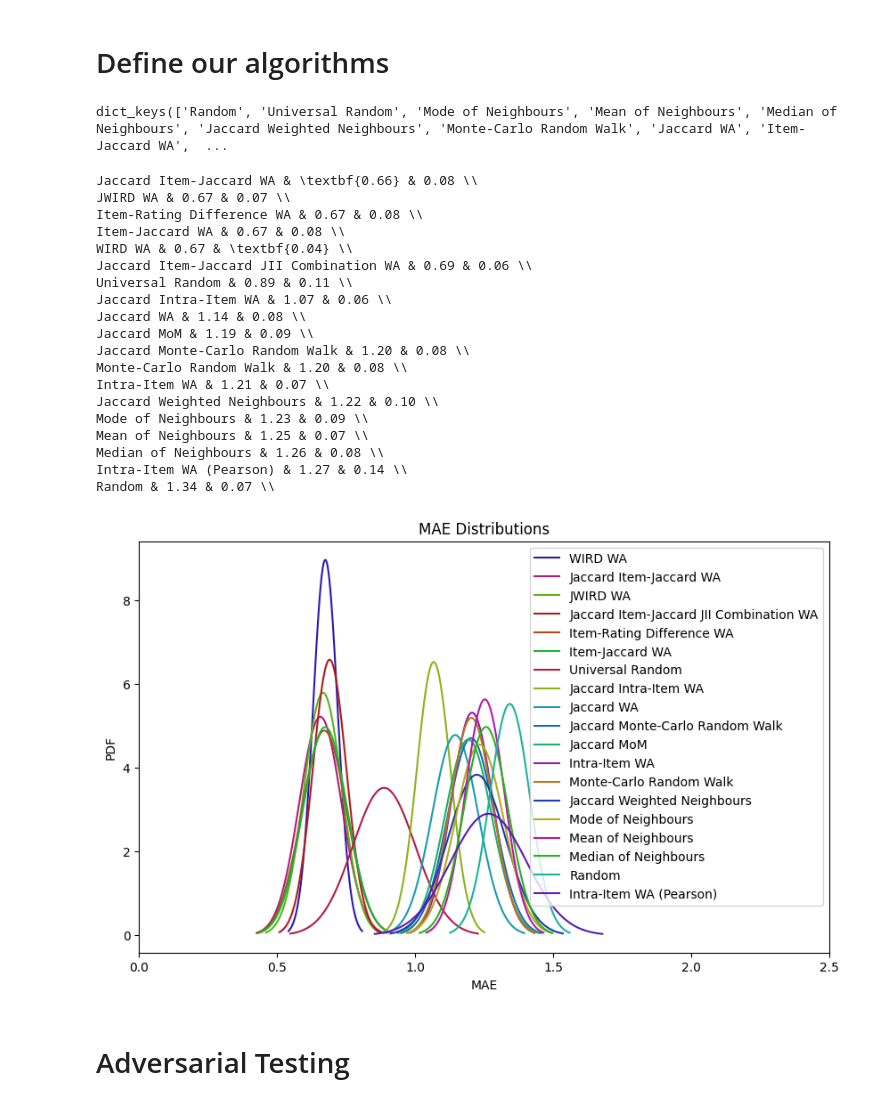
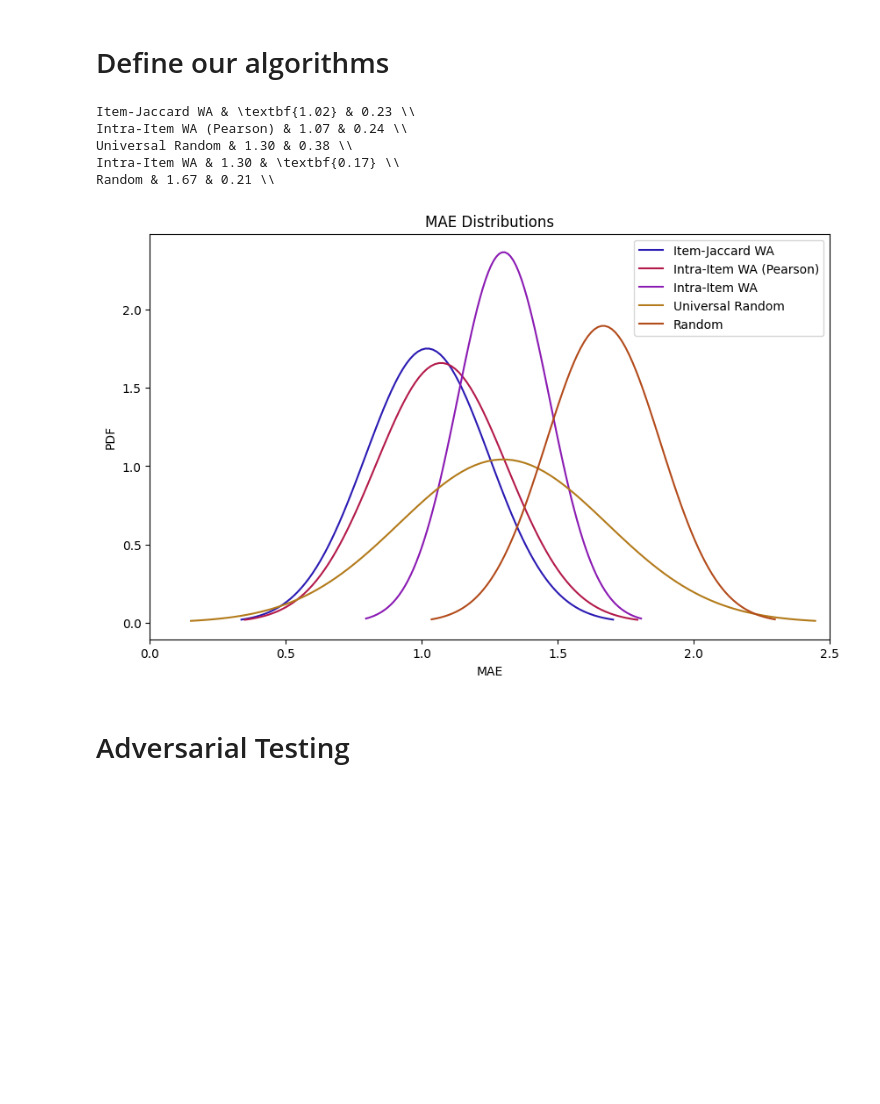
Before and after one commit to sajmon170/trust-based-recommendation-systems, a Jupyter notebook: Code/Analysis.ipynb, the cells around one changed output. Cells and saved outputs as stored; diff of their text form; code cells hidden in the pictures; blank space fills up the shorter version.

```diff
--- a/Code/Analysis.ipynb
+++ b/Code/Analysis.ipynb
@@ -54,6 +61,7 @@ def intra_item_WA_pearson(data, item, test_points):
             for o_item, rating in data['ratings'][o_v].items():
                 similarity_vals[round(rating) - 1] += data['item_sims'][item][o_item]
 
+        similarity_vals = softmax(similarity_vals)
         recommendations[node] = np.sum(np.array([i + 1 for i in range(5)]) * np.array(similarity_vals)/np.sum(similarity_vals))
 
         if np.max(similarity_vals) == 0:
@@ -451,27 +459,6 @@ def jaccard_item_rating_power_scaling(alpha=1):
         return recommendations
     return recommender
 
-# def JWIR_recommender(data, item, test_points):
-#     rb = set(data['rated_by'][item])
-#     recommendations = {n : data['ratings'][n][item] for n in rb}
-
-#     for node in test_points: # loop through nodes which need recommendation
-#         similarity_vals = [0 for _ in range(5)]
-#         for o_v in data['trust_graph']:
-#             if o_v == node:
-#                 continue
-#             if o_v in recommendations:
-#                 WID = weighted_item_diff_similarity(node, o_v, data, item)
-#                 if str(item) in WID:
-#                     similarity_vals[recommendations[o_v] - 1] += max(data['jaccard_idx'][node][o_v], weighted_item_diff_similarity(node, o_v, data, item)[str(item)])
-
-#         recommendations[node] = np.argmax(similarity_vals) + 1
-
-#         if np.max(similarity_vals) == 0:
-#             recommendations[node] = random.choice([1,2,3,4,5])
-
-#     return recommendations
-
 def weighted_item_diffs(data, item, test_points):
     rb = set(data['rated_by'][item])
     recommendations = {n : data['ratings'][n][item] for n in rb}
@@ -580,7 +567,7 @@ algorithms = {
     'Monte-Carlo Random Walk': random_walk_mc,
     'Jaccard MoM': jaccard_majority_of_majorities,
     'Jaccard WA': jaccard_weighted_majorities,
-    'Item-Jaccard WA': item_jaccard_recommender_WA,
+    'Item-Jaccard WA': intra_item_WA_pearson,
     'Item-Rating Difference WA': item_diff_recommender,
     'Intra-Item WA': intra_item_WA_jacc,
     'Jaccard Intra-Item WA': jaccard_intra_item_jii,
@@ -588,7 +575,7 @@ algorithms = {
     'JWIRD WA': jaccard_weighted_item_diffs,
     'Jaccard Item-Jaccard WA': jaccard_item_jaccard(alpha=0.5),
     'Jaccard Item-Jaccard JII Combination WA': jaccard_item_jaccard_JII,
-    'Intra-Item WA (Pearson)': intra_item_WA_pearson,
+    'Intra-Item WA (Pearson)': item_jaccard_recommender_WA,
 }
 # %%
 with open('./results.json', 'r') as infile:
@@ -601,7 +588,7 @@ for k, recommender in algorithms.items():
         continue
     sample_sizes, accs, mses, mes, timing = [], [], [], [], []
     # for d in DATA.values():
-    d = DATA['filmtrust']
+    d = DATA['epinions']
     for i in tqdm(d['items'][:5]): # Top 5 items
         for _ in range(5): # run 5 times for each item
             before_time = time()
@@ -621,7 +608,3 @@ for k, recommender in algorithms.items():
-# %%
-results.keys()
-# %% [output]
-dict_keys(['Random', 'Universal Random', 'Mode of Neighbours', 'Mean of Neighbours', 'Median of Neighbours', 'Jaccard Weighted Neighbours', 'Monte-Carlo Random Walk', 'Jaccard WA', 'Item-Jaccard WA',  ...
 # %%
 import colorsys
 N = len(results)
@@ -632,59 +615,45 @@ random.shuffle(RGB_tuples)
 fig = plt.figure(figsize=(10, 6))
 
 keep_algs = list(results.keys())
-# keep_algs = [
-#     'Random',
-#     'Universal Random',
-#     'Item-Jaccard WA',
-#     'Jaccard Item-Jaccard WA',
-#     'Jaccard Item-Jaccard JII Combination WA',
-# ]
+keep_algs = [
+    'Random',
+    'Universal Random',
+    'Item-Jaccard WA',
+    'Intra-Item WA',
+    'Intra-Item WA (Pearson)',
+]
 
 result_items = sorted(list([(a, v) for a, v in results.items(
 ) if a in keep_algs]), key=lambda x: np.mean(x[1]['mse']))
 
 plt.xlim(0, 2.5)
 plt.title("MAE Distributions")
 names, mae, std = [], [], []
 for i, (name, res) in enumerate(result_items):
     mu = np.mean(res['me'])
     sigma = np.std(res['me'])
     x = np.linspace(mu - 3*sigma, mu + 3*sigma, 100)
     plt.plot(x, stats.norm.pdf(x, mu, sigma), label=name, color=RGB_tuples[i])
     names.append(name)
     mae.append(mu)
     std.append(sigma)
 
 nms = list(zip(names, mae, std))
 nms.sort(key=lambda x: (x[1], x[2]))
 
 for name, m, s in nms:
     min_mae = round(m, 2) == round(min(mae), 2)
     min_s = round(s, 2) == round(min(std), 2)
     text_bf = '\\textbf{'
     print(f"{name} & {text_bf if min_mae else ''}{m:.2f}{'}' if min_mae else ''} & {text_bf if min_s else ''}{s:.2f}{'}' if min_s else ''} \\\\")
 plt.legend( loc='upper right')
 plt.ylabel("PDF")
 plt.xlabel("MAE")
 plt.show()
 # %% [output]
-Jaccard Item-Jaccard WA & \textbf{0.66} & 0.08 \\
-JWIRD WA & 0.67 & 0.07 \\
-Item-Rating Difference WA & 0.67 & 0.08 \\
-Item-Jaccard WA & 0.67 & 0.08 \\
-WIRD WA & 0.67 & \textbf{0.04} \\
-Jaccard Item-Jaccard JII Combination WA & 0.69 & 0.06 \\
-Universal Random & 0.89 & 0.11 \\
-Jaccard Intra-Item WA & 1.07 & 0.06 \\
-Jaccard WA & 1.14 & 0.08 \\
-Jaccard MoM & 1.19 & 0.09 \\
-Jaccard Monte-Carlo Random Walk & 1.20 & 0.08 \\
-Monte-Carlo Random Walk & 1.20 & 0.08 \\
-Intra-Item WA & 1.21 & 0.07 \\
-Jaccard Weighted Neighbours & 1.22 & 0.10 \\
-Mode of Neighbours & 1.23 & 0.09 \\
-Mean of Neighbours & 1.25 & 0.07 \\
-Median of Neighbours & 1.26 & 0.08 \\
-Intra-Item WA (Pearson) & 1.27 & 0.14 \\
-Random & 1.34 & 0.07 \\
+Item-Jaccard WA & \textbf{1.02} & 0.23 \\
+Intra-Item WA (Pearson) & 1.07 & 0.24 \\
+Universal Random & 1.30 & 0.38 \\
+Intra-Item WA & 1.30 & \textbf{0.17} \\
+Random & 1.67 & 0.21 \\
-[figure, old version]
+[figure, new version]
```
Also changed, not shown: parts of 6 cells of this notebook, 13 other files.
